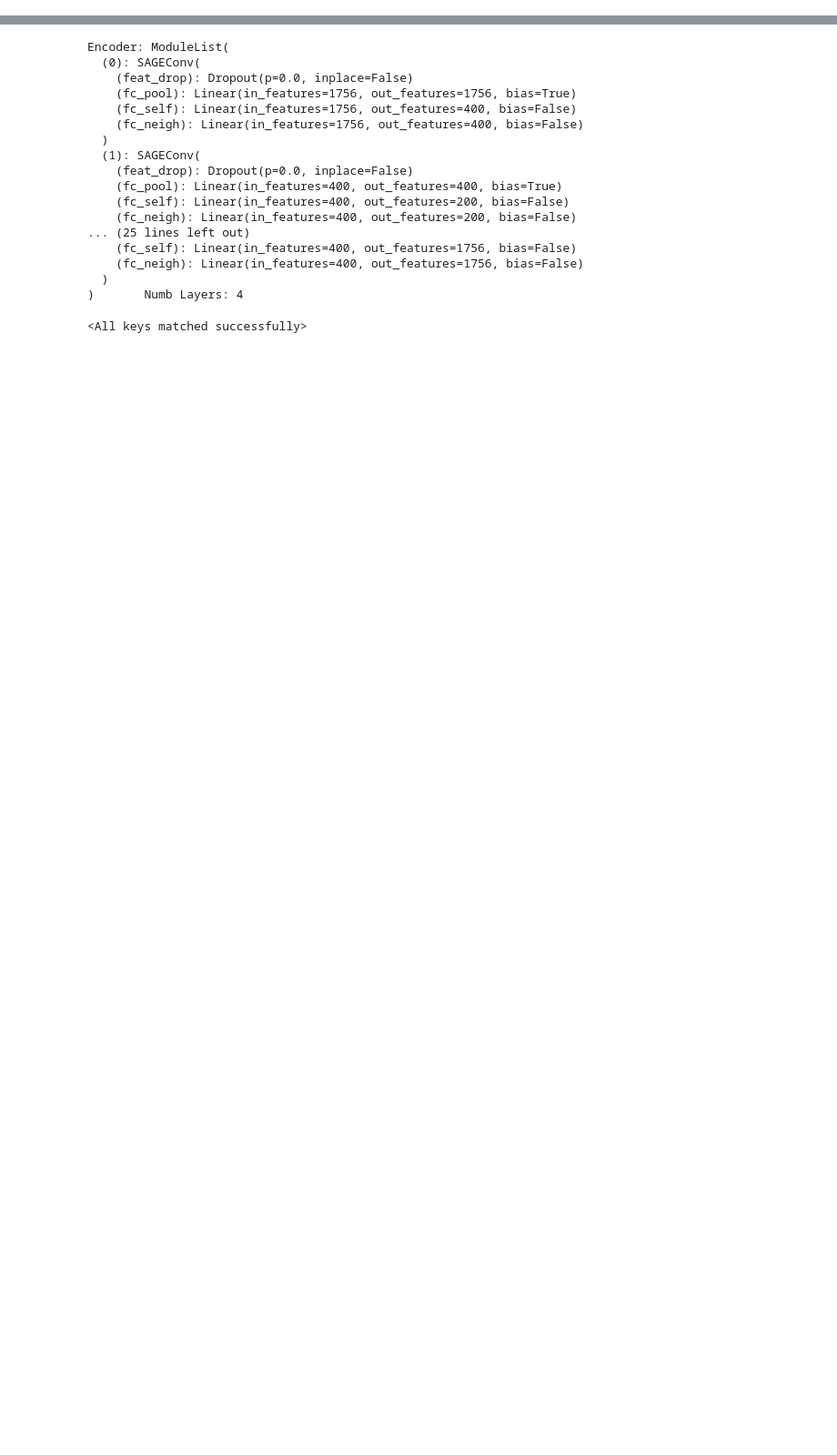
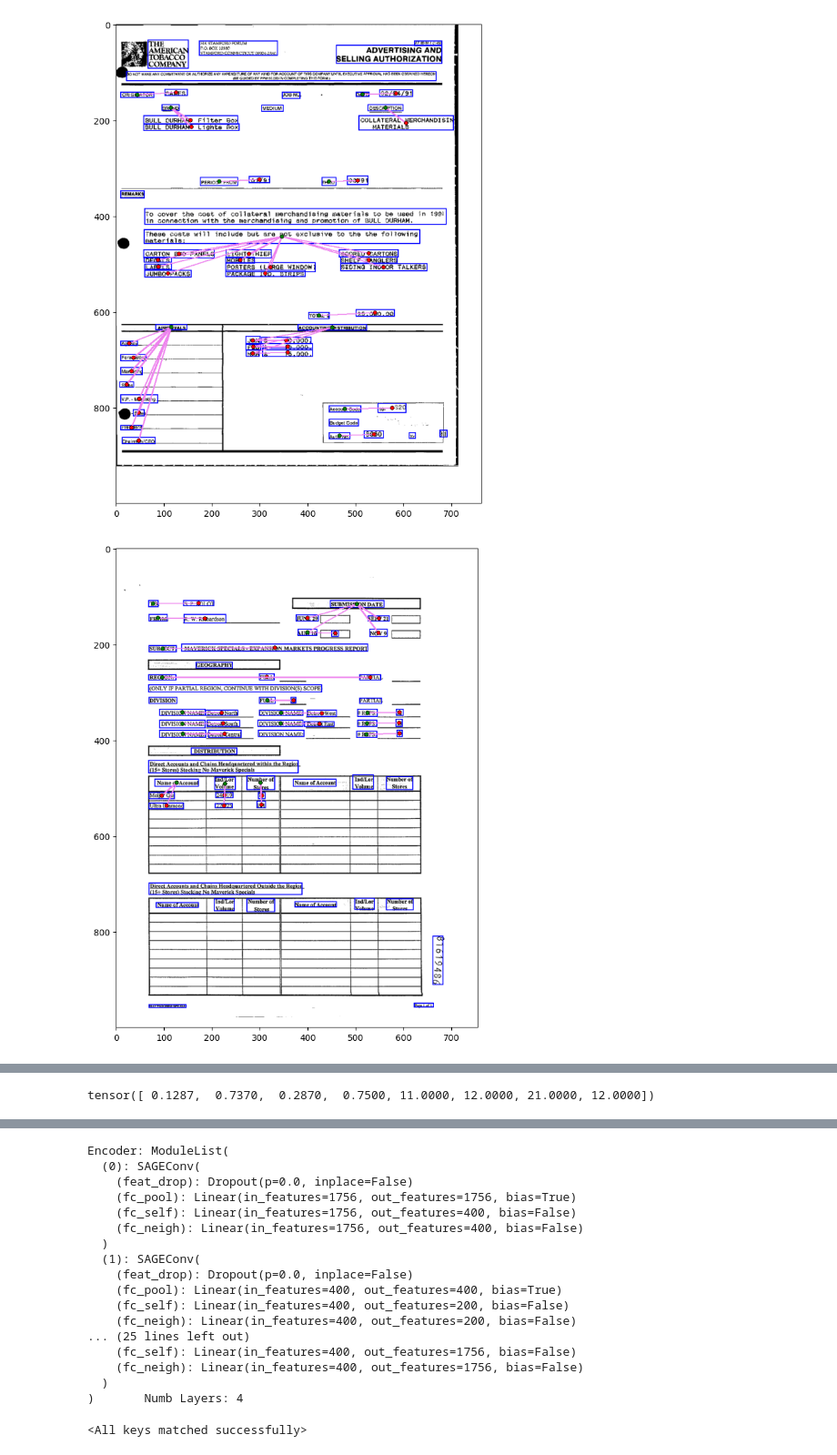
Before and after one commit to NilBiescas/CVC_internship, a Jupyter notebook: Qualitative_results.ipynb, the cells around one changed output, grey strips where cells are left out. Shown at 91% size. Cells and saved outputs as stored; diff of their text form; code cells hidden in the pictures; blank space fills up the shorter version.

```diff
--- a/Qualitative_results.ipynb
+++ b/Qualitative_results.ipynb
@@ -39,0 +106,29 @@ FUNSD TRAIN dataset:
+# %%
+import torch
+
+def center(rect):
+    new_x = rect[:, [0, 2]].sum(1).unsqueeze(1) / 2
+    new_y = rect[:, [1, 3]].sum(1).unsqueeze(1) / 2
+
+    return torch.cat([new_x, new_y], dim=1)
+
+# Create a tensor with the coordinates of the bounding boxes
+# Each row contains the coordinates of a bounding box in the format [x1, y1, x2, y2]
+# You can replace this with your own tensor
+boxes = torch.tensor([[0.1, 0.2, 0.3, 0.4], [0.5, 0.6, 0.7, 0.8], [0.9, 1.0, 1.1, 1.2]])
+
+# Compute the center of each bounding box
+centers = center(boxes)
+
+# Compute the indices of the partition for each bounding box
+x_indices = (centers[:, 0] / w_chunk).long()
+y_indices = (centers[:, 1] / h_chunk).long()
+indices = x_indices + y_indices * n
+
+# Group the bounding boxes by partition
+partitions = []
+for i in range(n * m):
+    partition_boxes = boxes[indices == i]
+    partitions.append(partition_boxes)
+
+center(train[0].ndata['geom'])
@@ -39,0 +160,12 @@ FUNSD TRAIN dataset:
+# %%
+import matplotlib.pyplot as plt
+import PIL
+
+for i in range(15, 20):
+    # PLot the image bigger
+    plt.figure(figsize=(10, 10))
+    plt.imshow(test.print_graph(graph=test.graphs[i]))
+    plt.show()
+# %% [output]
+[figure, added]
+[figure, added]
@@ -39,0 +183,4 @@ FUNSD TRAIN dataset:
+# %%
+new[-1]
+# %% [output]
+tensor([ 0.1287,  0.7370,  0.2870,  0.7500, 11.0000, 12.0000, 21.0000, 12.0000])
```
Also changed, not shown: parts of 54 cells of this notebook, 57 other files.
